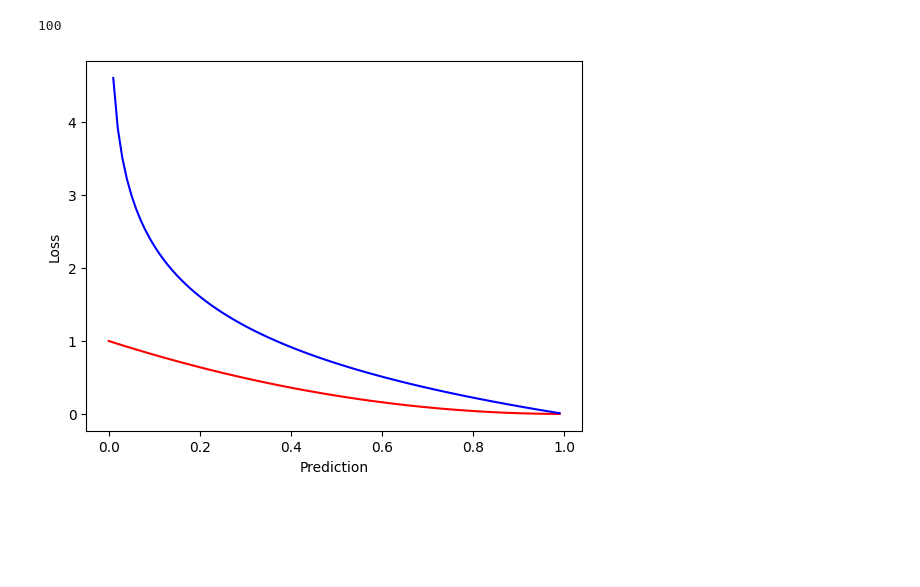
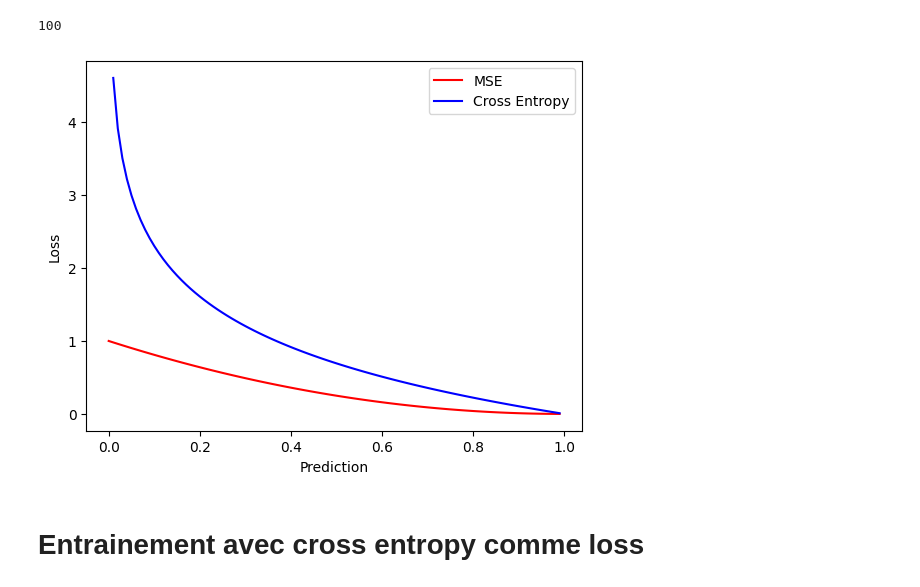
Before and after one commit to The237/DeepLearningCourses, a Jupyter notebook: 03_01_Deep_Learning_pour_la_classification.ipynb, the cells around one changed output. Saved outputs shown, nothing was run; the diff lists cells and outputs as text; code cells hidden in the pictures; blank space fills up the shorter version.

```diff
--- a/03_01_Deep_Learning_pour_la_classification.ipynb
+++ b/03_01_Deep_Learning_pour_la_classification.ipynb
@@ -148,10 +148,13 @@ len(target)
 loss_mse = mse(target, prediction)
 loss_ce = log_loss(target, prediction)
 # %%
-plt.plot(prediction, loss_mse, c= "red")
-plt.plot(prediction, loss_ce, c= "blue")
+plt.plot(prediction, loss_mse, c= "red",label="MSE")
+plt.plot(prediction, loss_ce, c= "blue", label="Cross Entropy")
 plt.xlabel("Prediction")
 plt.ylabel("Loss")
+plt.legend()
 plt.show()
 # %% [output]
-[figure, old version]
+[figure, new version]
+# %% [markdown]
+# Entrainement avec cross entropy comme loss
```
Also changed, not shown: parts of 48 cells of this notebook.
